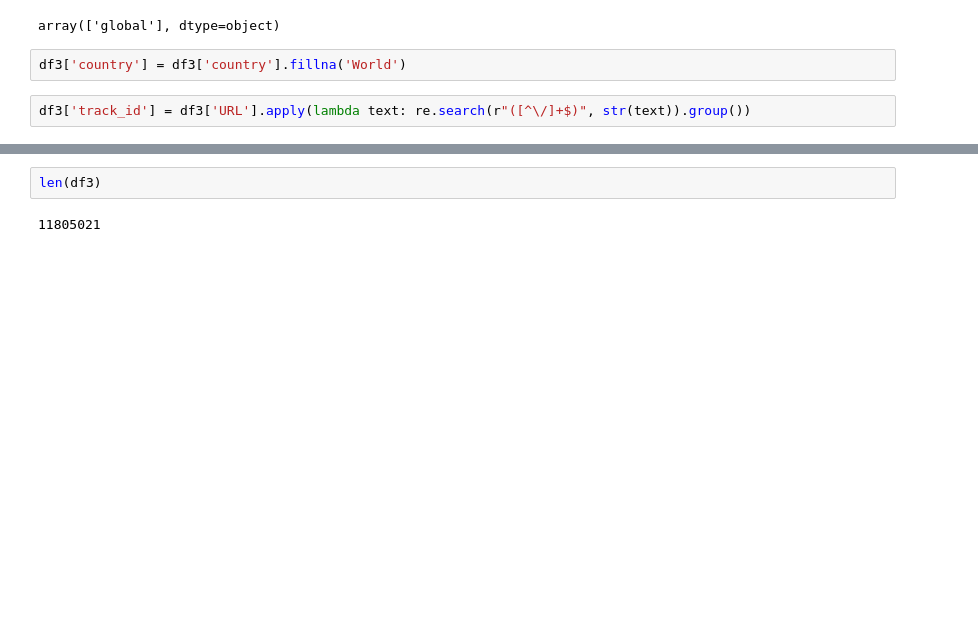
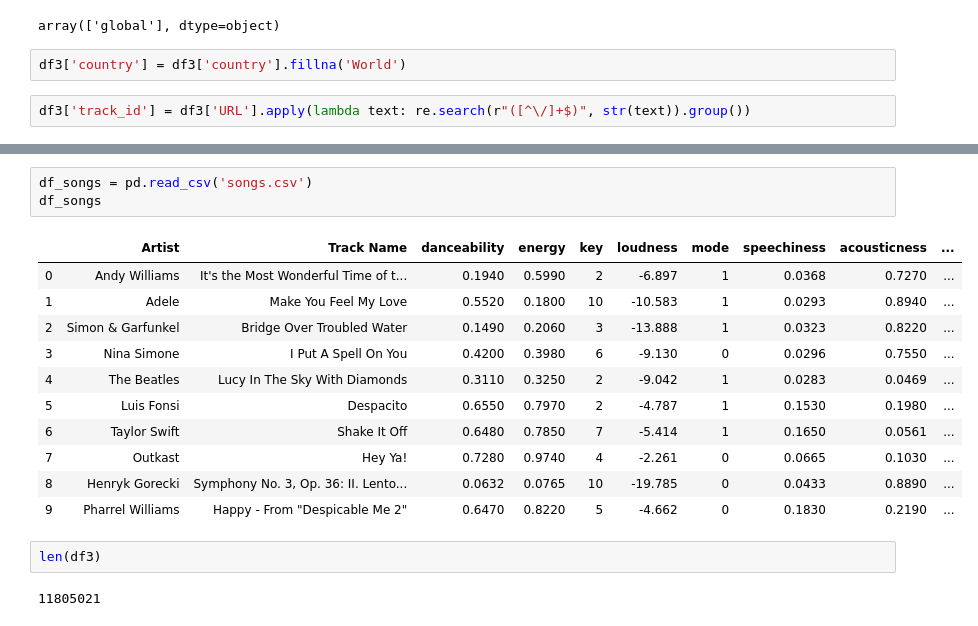
Before and after one commit to raffg/spotify_analysis, a Jupyter notebook: spotify_analysis.ipynb, the cells around one changed output, grey strips where cells are left out. Cells and saved outputs as stored; diff of their text form; blank space fills up the shorter version.

```diff
--- a/spotify_analysis.ipynb
+++ b/spotify_analysis.ipynb
@@ -90,6 +90,21 @@ df3.head()
 | 2 | 3 | Let Me Love You | DJ Snake | 2545384 | https://open.spotify.com/track/4p... | global | 2017-01-01 | NaN | NaN | NaN | ... |
 | 3 | 4 | Rockabye (feat. Sean Paul & Anne-... | Clean Bandit | 2356604 | https://open.spotify.com/track/5k... | global | 2017-01-01 | NaN | NaN | NaN | ... |
 | 4 | 5 | One Dance | Drake | 2259887 | https://open.spotify.com/track/1x... | global | 2017-01-01 | NaN | NaN | NaN | ... |
+# %%
+df_songs = pd.read_csv('songs.csv')
+df_songs
+# %% [output]
+|  | Artist | Track Name | danceability | energy | key | loudness | mode | speechiness | acousticness | ... |
+| 0 | Andy Williams | It's the Most Wonderful Time of t... | 0.1940 | 0.5990 | 2 | -6.897 | 1 | 0.0368 | 0.7270 | ... |
+| 1 | Adele | Make You Feel My Love | 0.5520 | 0.1800 | 10 | -10.583 | 1 | 0.0293 | 0.8940 | ... |
+| 2 | Simon & Garfunkel | Bridge Over Troubled Water | 0.1490 | 0.2060 | 3 | -13.888 | 1 | 0.0323 | 0.8220 | ... |
+| 3 | Nina Simone | I Put A Spell On You | 0.4200 | 0.3980 | 6 | -9.130 | 0 | 0.0296 | 0.7550 | ... |
+| 4 | The Beatles | Lucy In The Sky With Diamonds | 0.3110 | 0.3250 | 2 | -9.042 | 1 | 0.0283 | 0.0469 | ... |
+| 5 | Luis Fonsi | Despacito | 0.6550 | 0.7970 | 2 | -4.787 | 1 | 0.1530 | 0.1980 | ... |
+| 6 | Taylor Swift | Shake It Off | 0.6480 | 0.7850 | 7 | -5.414 | 1 | 0.1650 | 0.0561 | ... |
+| 7 | Outkast | Hey Ya! | 0.7280 | 0.9740 | 4 | -2.261 | 0 | 0.0665 | 0.1030 | ... |
+| 8 | Henryk Gorecki | Symphony No. 3, Op. 36: II. Lento... | 0.0632 | 0.0765 | 10 | -19.785 | 0 | 0.0433 | 0.8890 | ... |
+| 9 | Pharrel Williams | Happy - From "Despicable Me 2" | 0.6470 | 0.8220 | 5 | -4.662 | 0 | 0.1830 | 0.2190 | ... |
 # %%
 len(df3)
 # %% [output]
```
Also changed, not shown: parts of 2 cells of this notebook, 6 other files.
